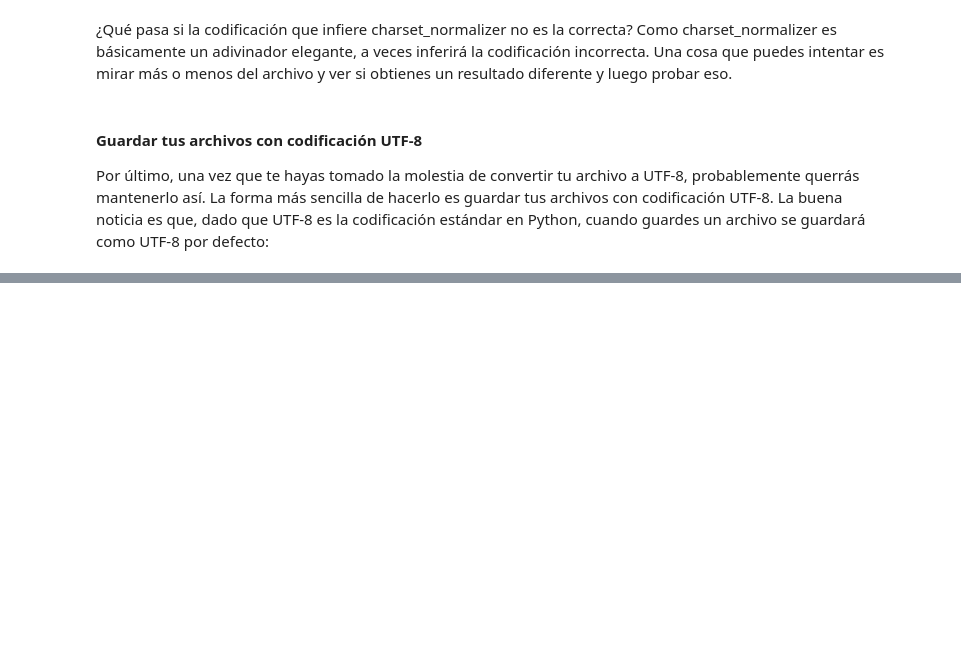
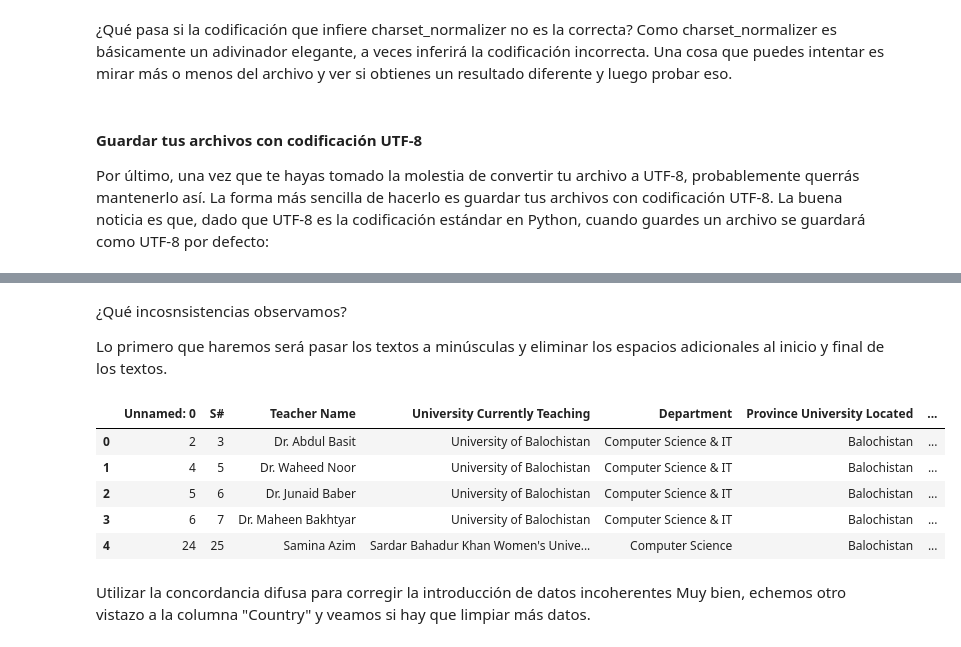
Before and after one commit to vbatiz/intro-python, a Jupyter notebook: notebooks/IntroPython_07.ipynb, the cells around one changed output, grey strips where cells are left out. Cells and saved outputs as stored; diff of their text form; code cells hidden in the pictures; blank space fills up the shorter version.

```diff
--- a/notebooks/IntroPython_07.ipynb
+++ b/notebooks/IntroPython_07.ipynb
@@ -433,0 +497,25 @@ kickstarter_2016.to_csv("ks-projects-201612-utf8.csv")
+# %% [markdown]
+¿Qué incosnsistencias observamos?
+
+Lo primero que haremos será pasar los textos a minúsculas y eliminar los espacios adicionales al inicio y final de los textos.
+# %%
+# convertir a minúsculas
+professors['Country'] = professors['Country'].str.lower()
+
+# remover espacios en blanco al inicio y final
+professors['Country'] = professors['Country'].str.strip()
+# %%
+# Otra forma de convertir a minúsculas es utilizando la función apply y str.lower.
+
+professors['Country'] = professors.Country.apply(str.capitalize)
+professors.head()
+# %% [output]
+|  | Unnamed: 0 | S# | Teacher Name | University Currently Teaching | Department | Province University Located | ... |
+| 0 | 2 | 3 | Dr. Abdul Basit | University of Balochistan | Computer Science & IT | Balochistan | ... |
+| 1 | 4 | 5 | Dr. Waheed Noor | University of Balochistan | Computer Science & IT | Balochistan | ... |
+| 2 | 5 | 6 | Dr. Junaid Baber | University of Balochistan | Computer Science & IT | Balochistan | ... |
+| 3 | 6 | 7 | Dr. Maheen Bakhtyar | University of Balochistan | Computer Science & IT | Balochistan | ... |
+| 4 | 24 | 25 | Samina Azim | Sardar Bahadur Khan Women's Unive... | Computer Science | Balochistan | ... |
+# %% [markdown]
+Utilizar la concordancia difusa para corregir la introducción de datos incoherentes
+Muy bien, echemos otro vistazo a la columna "Country" y veamos si hay que limpiar más datos.
```
Also changed, not shown: parts of 17 cells of this notebook, 1 other file.
